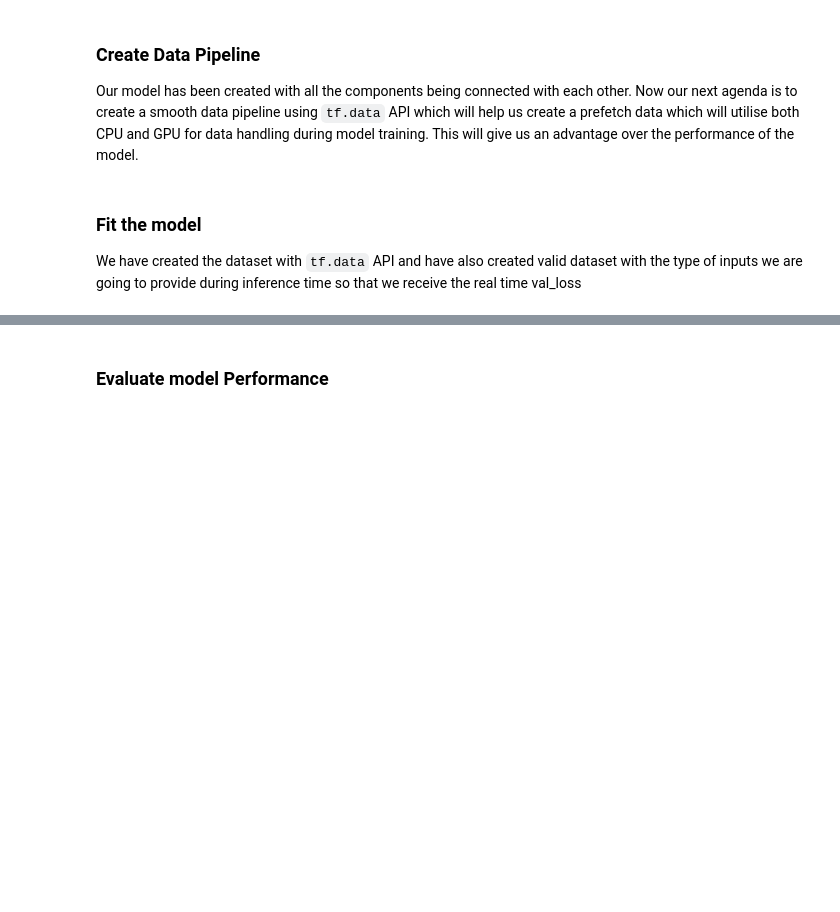
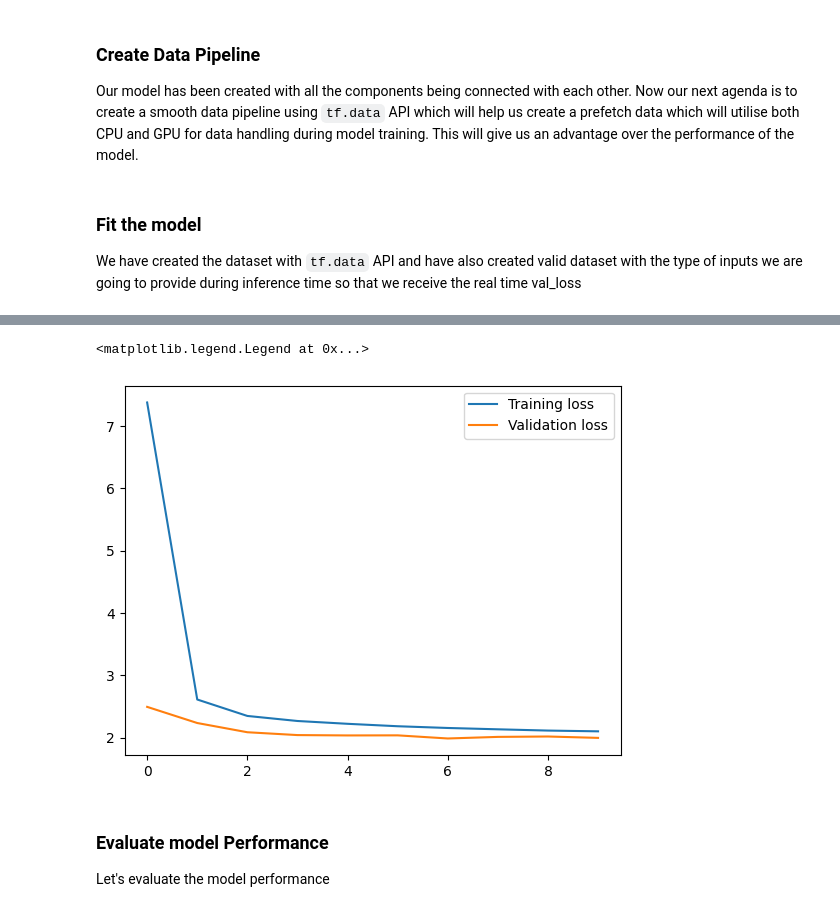
Before and after one commit to klsharma22/EncoderDecoderExp, a Jupyter notebook: NMT_v_1.0.ipynb, the cells around one changed output, grey strips where cells are left out. Drawn from its saved outputs; the diff is of its cells as text; code cells hidden in the pictures; blank space fills up the shorter version.

Commit message:
Trained the model and saved the model with model checkpoint callback.

```diff
--- a/NMT_v_1.0.ipynb
+++ b/NMT_v_1.0.ipynb
@@ -461,3 +461,11 @@ valid_dataset = tf.data.Dataset.zip(valid_data, valid_label).batch(128).prefetch
 ### Fit the model
 
 We have created the dataset with `tf.data` API and have also created valid dataset with the type of inputs we are going to provide during inference time so that we receive the real time val_loss
+# %%
+history = model.fit(train_dataset,
+              epochs= 10,
+              validation_data=valid_dataset,
+              verbose= 1,
+              callbacks= [tf.keras.callbacks.EarlyStopping(monitor= 'val_loss', patience= 3, verbose= 1),
+                          tf.keras.callbacks.ReduceLROnPlateau(monitor= 'val_loss', patience= 2, verbose= 1),
+                          tf.keras.callbacks.ModelCheckpoint(model.name + '.keras', monitor= 'val_loss', save_best_only= True)])
@@ -464,2 +504,13 @@ We have created the dataset with `tf.data` API and have also created valid datas
+# %%
+# Plotting the history of the model
+plt.figure()
+plt.plot(history.history['loss'], label='Training loss')
+plt.plot(history.history['val_loss'], label='Validation loss')
+plt.legend()
+# %% [output]
+<matplotlib.legend.Legend at 0x...>
+[figure, added]
 # %% [markdown]
 ### Evaluate model Performance
+
+Let's evaluate the model performance
```
Also changed, not shown: parts of 4 cells of this notebook.
